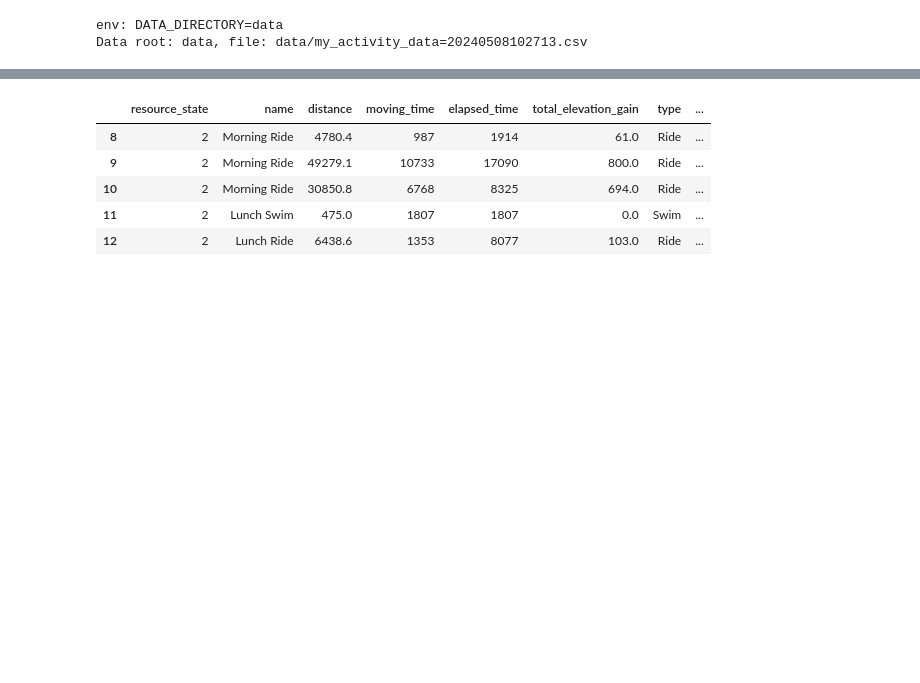
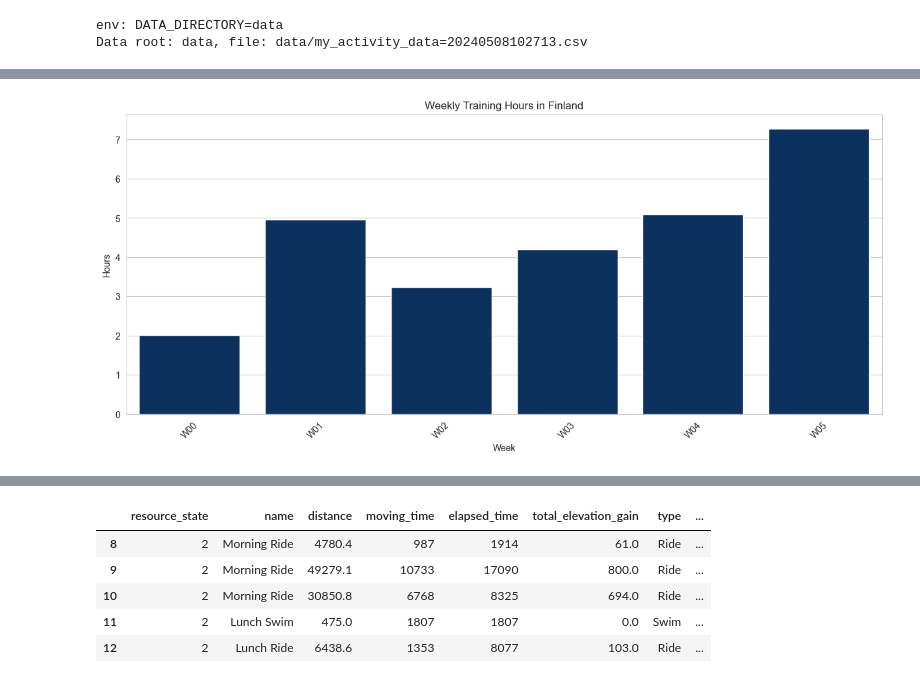
Before and after one commit to ahtonen/djbb2024, a Jupyter notebook: training.ipynb, the cells around one changed output, grey strips where cells are left out. Cells and saved outputs as stored; diff of their text form; code cells hidden in the pictures; blank space fills up the shorter version.

Commit message:
Start crunching Finland data.

```diff
--- a/training.ipynb
+++ b/training.ipynb
@@ -59,0 +182,12 @@ df = pd.read_csv(data_dir, parse_dates=['start_date', 'start_date_local'])
+# %%
+# 2024 pre-training in Finland, during winter, make a copy(!)
+df_fin = df.loc[
+    (df.location_country == "Finland")
+    & (df.start_date > "2024-01-01")
+    & (df.start_date < "2024-02-14")
+].copy()
+
+# Fix timezone attribute
+df_fin["start_date_local"] = (
+    df_fin["start_date_local"].dt.tz_localize(None).dt.tz_localize("Europe/Helsinki")
+)
@@ -59,0 +199,8 @@ df = pd.read_csv(data_dir, parse_dates=['start_date', 'start_date_local'])
+# %%
+df_fin_weekly = (
+    df_fin.groupby(
+        pd.Grouper(key="start_date_local", freq="W-MON", label="left")
+    ).moving_time.sum()
+    / 3600
+)
+df_fin_weekly.head()
@@ -59,0 +215,19 @@ df = pd.read_csv(data_dir, parse_dates=['start_date', 'start_date_local'])
+# %%
+# Reset index to use for plotting
+df_fin_weekly = df_fin_weekly.reset_index()
+
+# Create a bar plot using Seaborn
+plt.figure(figsize=(15, 6))
+sns.barplot(
+    x=df_fin_weekly["start_date_local"].dt.strftime("W%U"),
+    y=df_fin_weekly["moving_time"],
+    color=utils.colors["Finland flag blue"],
+)
+
+plt.title("Weekly Training Hours in Finland")
+plt.ylabel("Hours")
+plt.xlabel("Week")
+plt.xticks(rotation=45)
+plt.show()
+# %% [output]
+[figure, added]
```
Also changed, not shown: parts of 27 cells of this notebook, 1 other file.
